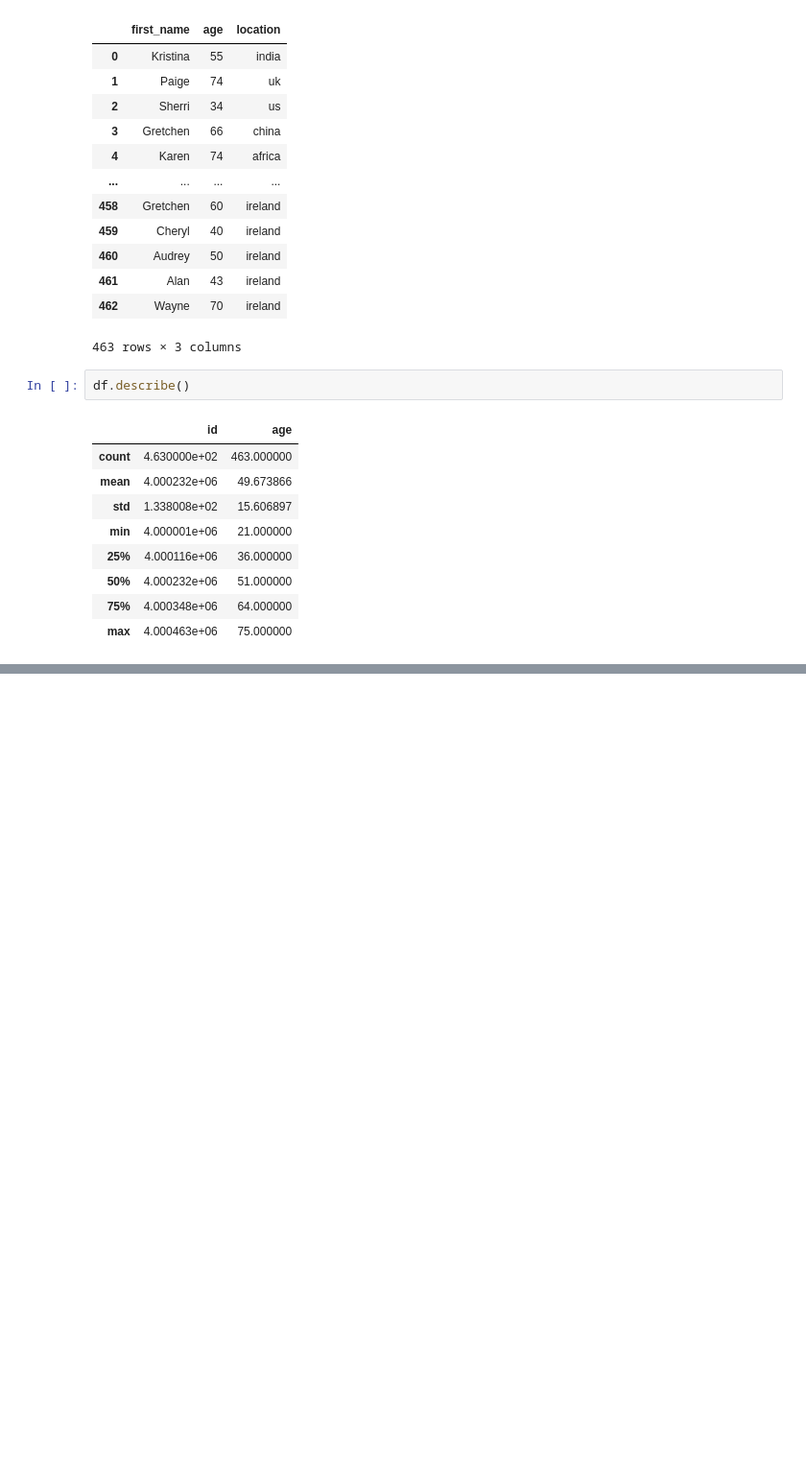
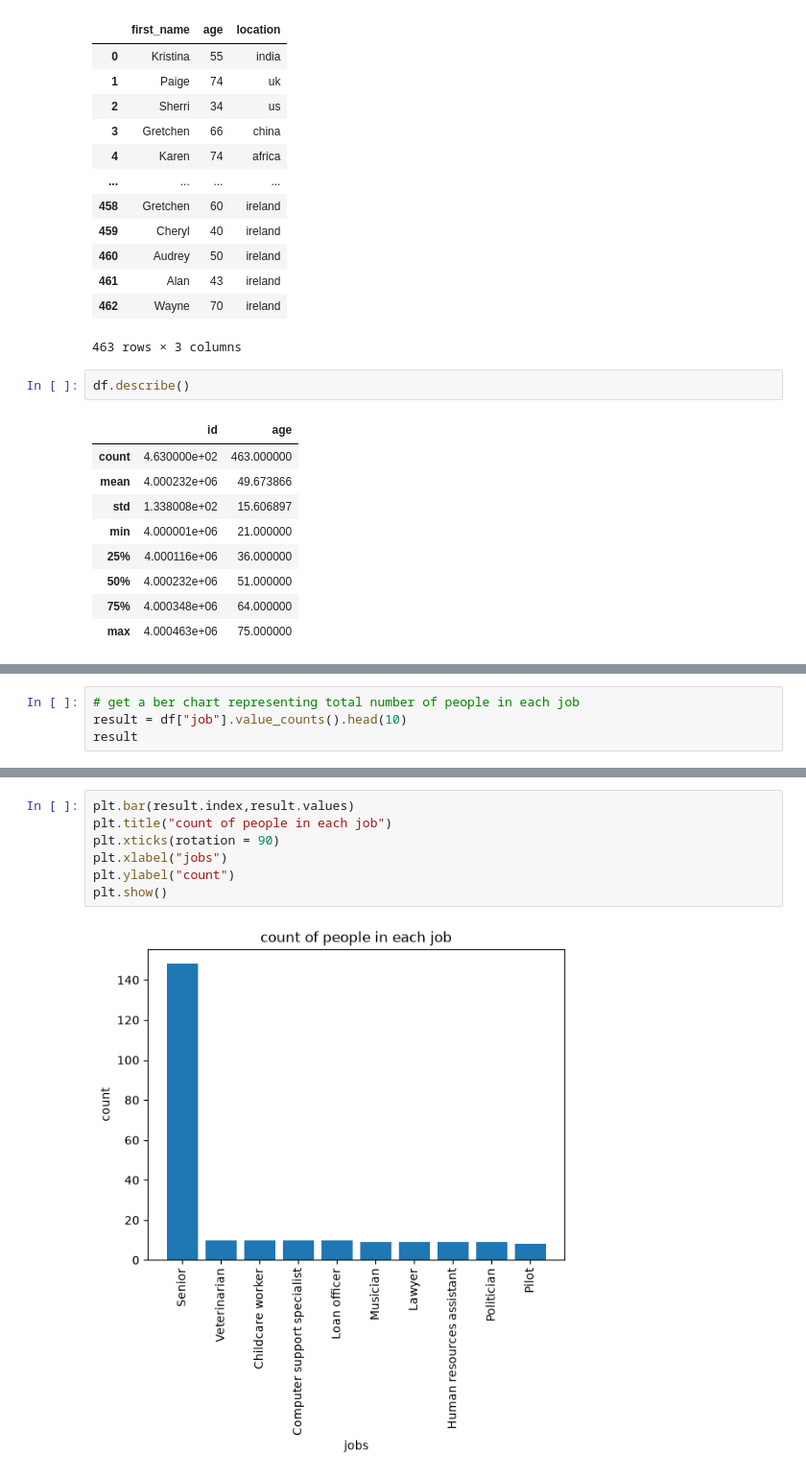
Before and after one commit to UnnimayaVAshok/Data_Science, a Jupyter notebook: EDA/employee_works/employee.ipynb, the cells around one changed output, grey strips where cells are left out. Shown at 96% size. Drawn from its saved outputs; the diff is of its cells as text; blank space fills up the shorter version.

```diff
--- a/EDA/employee_works/employee.ipynb
+++ b/EDA/employee_works/employee.ipynb
@@ -54,0 +502,4 @@ df.describe()
+# %%
+# get a ber chart representing total number of people in each job
+result = df["job"].value_counts().head(10)
+result
@@ -54,0 +519,9 @@ df.describe()
+# %%
+plt.bar(result.index,result.values)
+plt.title("count of people in each job")
+plt.xticks(rotation = 90)
+plt.xlabel("jobs")
+plt.ylabel("count")
+plt.show()
+# %% [output]
+[figure, added]
```
Also changed, not shown: parts of 32 cells of this notebook, 16 other files.
